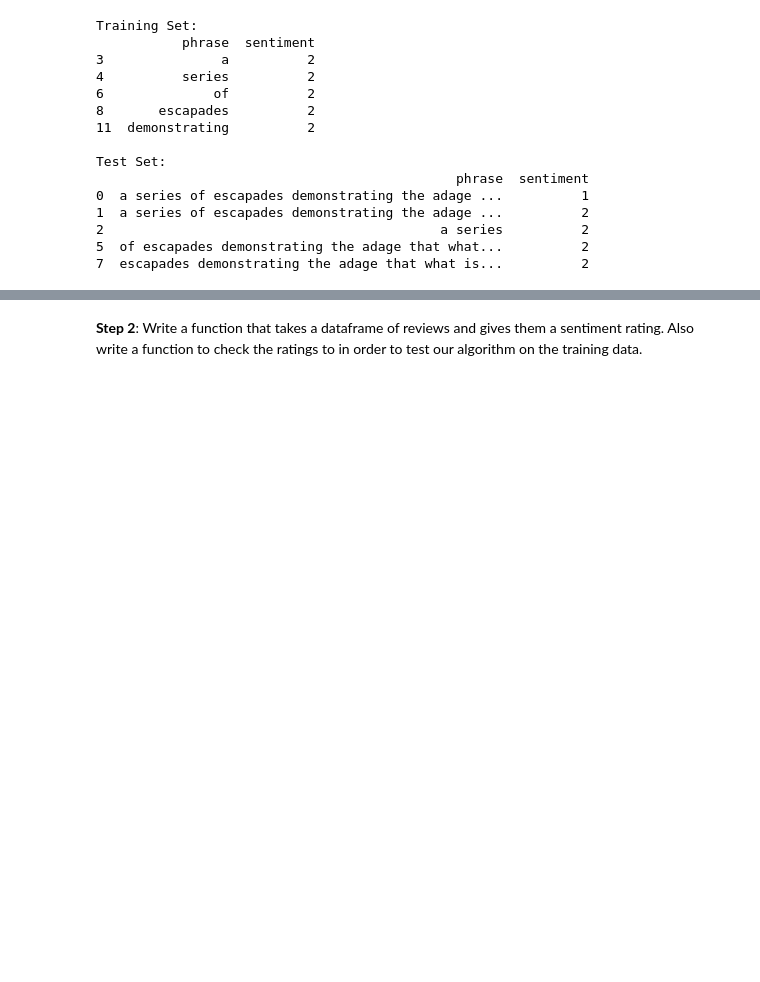
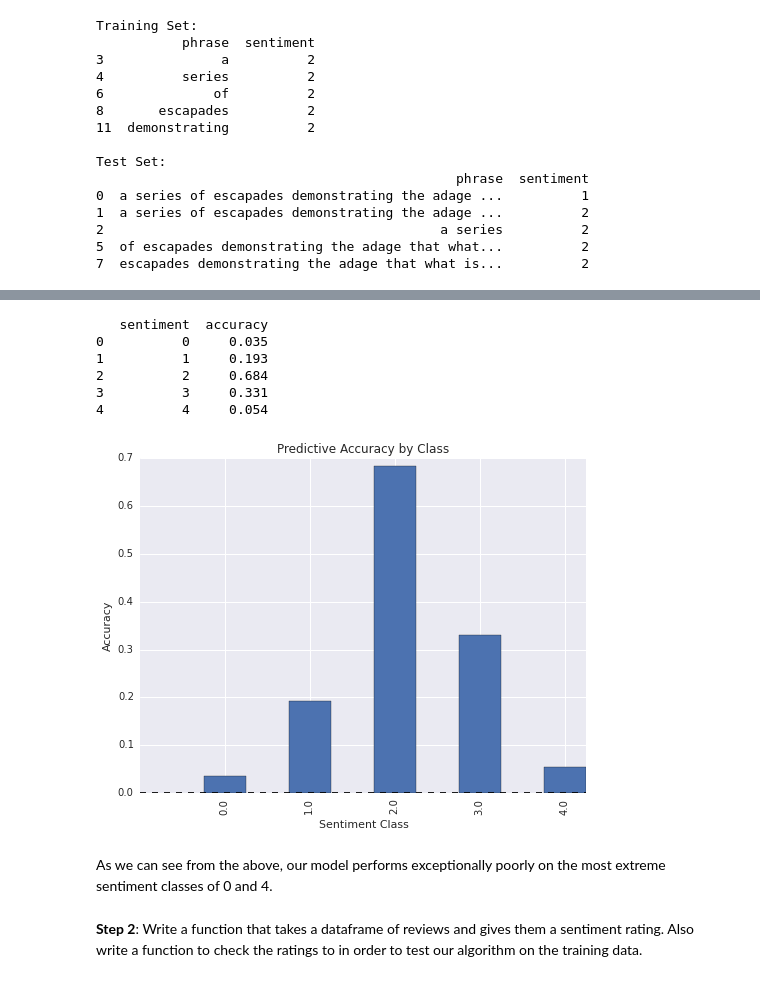
Before and after one commit to DryingPole/sentiment, a Jupyter notebook: notebooks/Final Project Process Book.ipynb, the cells around one changed output, grey strips where cells are left out. Saved outputs shown, nothing was run; the diff lists cells and outputs as text; code cells hidden in the pictures; blank space fills up the shorter version.

Commit message:
Add new 'scoring' function to BagOfWordsModel in bow.py. Added model accuracy analysis in FPPB.

```diff
--- a/notebooks/Final Project Process Book.ipynb
+++ b/notebooks/Final Project Process Book.ipynb
@@ -269,3 +236,35 @@ Y_alt = mm_bow_model.predict(X_test, weight_map=weight_map)
+# %%
+acc_counts = bow_model._scoring
+sent_count_dict = sent_counts.to_dict()['Occurences']
+
+bow_acc_df = pd.DataFrame(data=np.transpose([acc_counts.keys(),
+                                             acc_counts.values(),
+                                             sent_count_dict.values()]),
+                          columns=['sentiment', 'correct', 'total'])
+
+bow_acc_df['accuracy'] = np.round(bow_acc_df.correct / bow_acc_df.total, 3)
+print bow_acc_df[['sentiment', 'accuracy']].head()
+
+bow_acc_df.plot(kind='bar', x='sentiment', y='accuracy', title='Predictive Accuracy by Class', figsize=(8, 6))
+plt.ylabel('Accuracy')
+plt.xlabel('Sentiment Class')
+None
+# print "Class\tAccuracy"
+# for k, v in sent_count_dict.iteritems():
+# #     print k
+# #     print v
+# #     print acc_counts[k]
+#     print "%d\t%.2f" % (k, acc_counts[k] / v)
+# %% [output]
+   sentiment  accuracy
+0          0     0.035
+1          1     0.193
+2          2     0.684
+3          3     0.331
+4          4     0.054
+[figure, added]
+# %% [markdown]
+As we can see from the above, our model performs exceptionally poorly on the most extreme sentiment classes of 0 and 4.
 # %% [markdown]
 **Step 2**: Write a function that takes a dataframe of reviews and gives them a sentiment rating.
 Also write a function to check the ratings to in order to test our algorithm on the training data.
```
Also changed, not shown: parts of 6 cells of this notebook, 3 other files.
